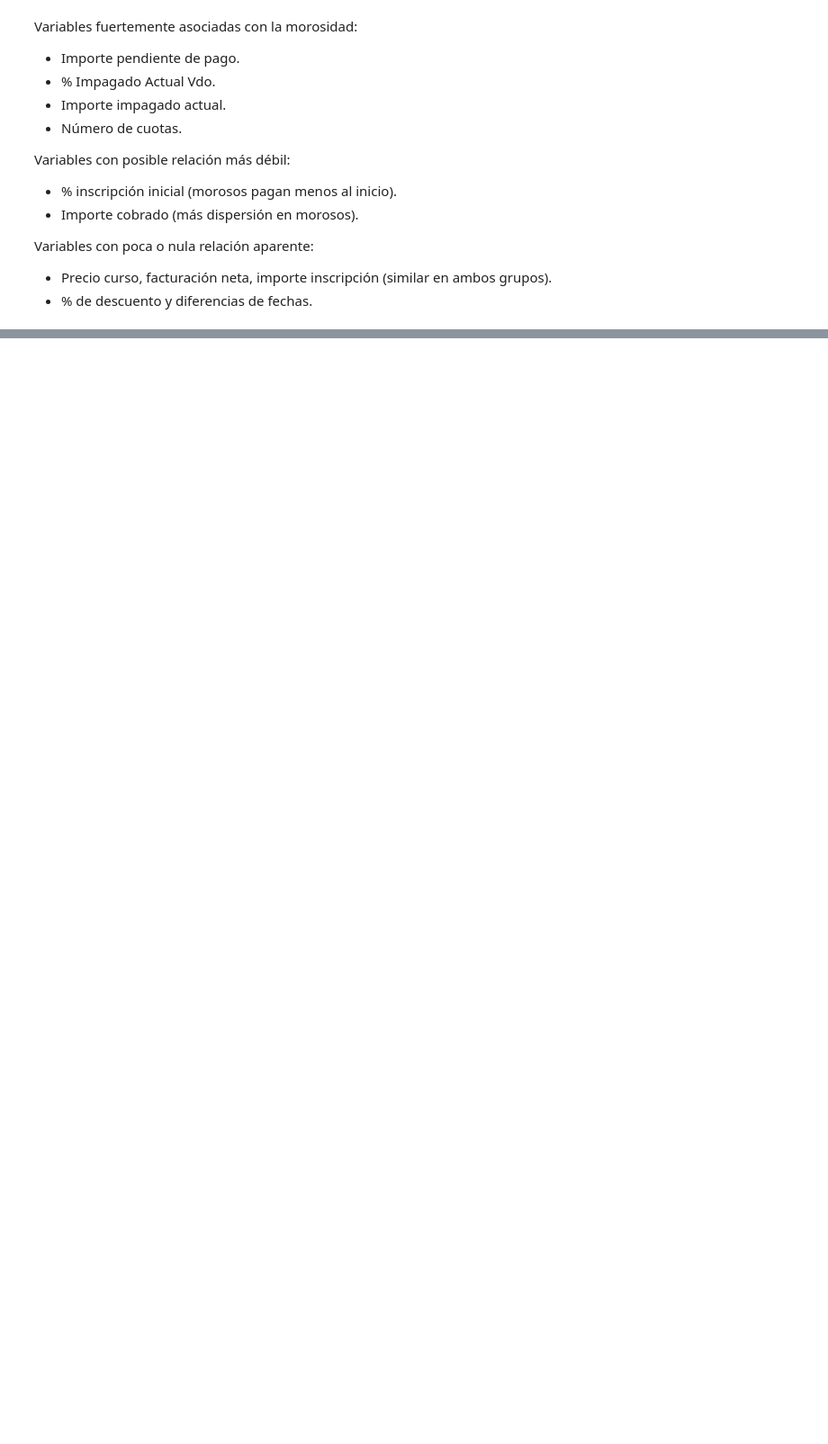
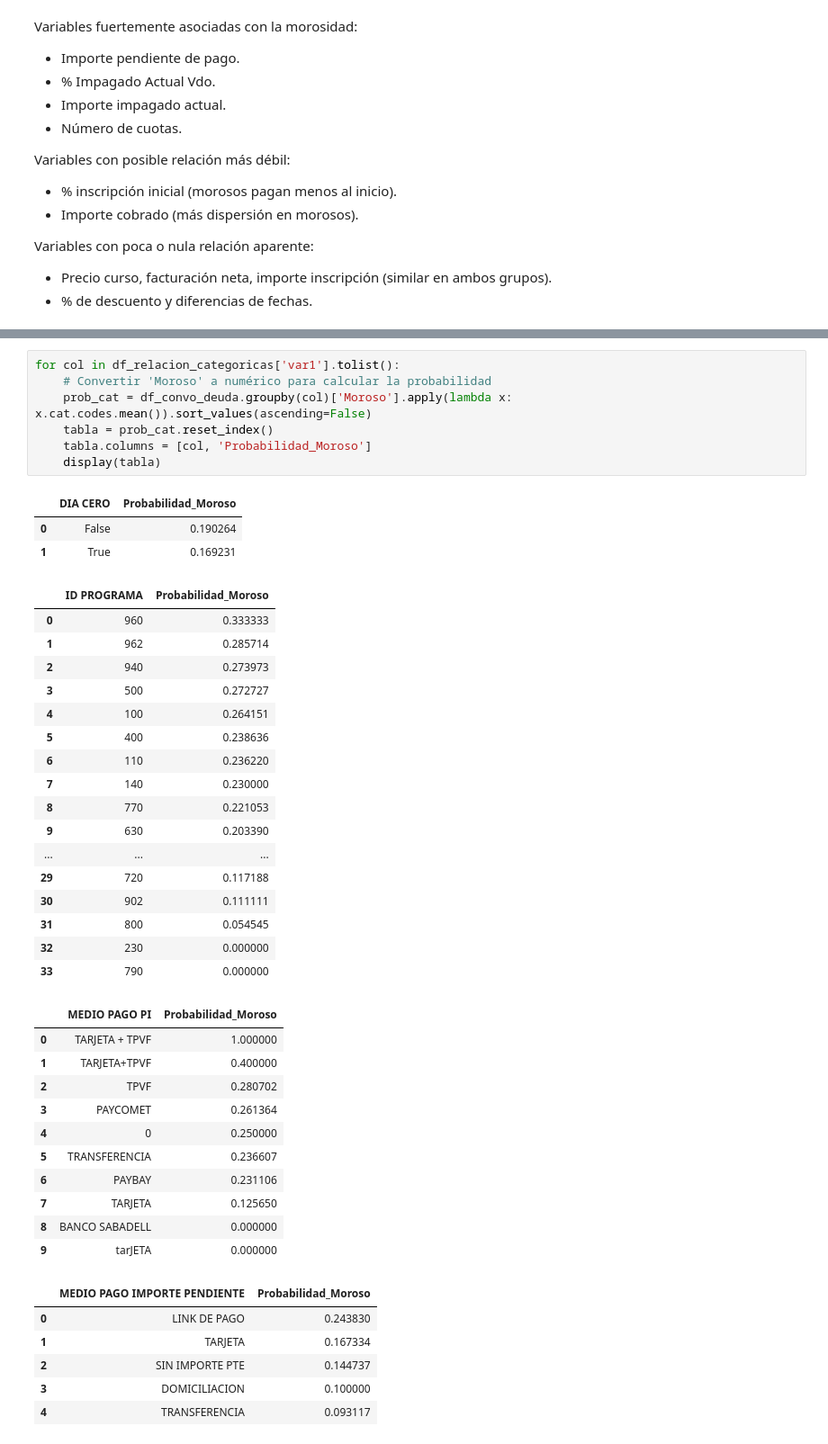
Before and after one commit to clorofilo/prediccion-morosidad, a Jupyter notebook: notebooks/01_eda.ipynb, the cells around one changed output, grey strips where cells are left out. Shown: that part at 90% size. Cells and saved outputs as stored; diff of their text form; blank space fills up the shorter version.

```diff
--- a/notebooks/01_eda.ipynb
+++ b/notebooks/01_eda.ipynb
@@ -816,0 +819,45 @@ Variables con poca o nula relación aparente:
+# %%
+for col in df_relacion_categoricas['var1'].tolist():
+    # Convertir 'Moroso' a numérico para calcular la probabilidad
+    prob_cat = df_convo_deuda.groupby(col)['Moroso'].apply(lambda x: x.cat.codes.mean()).sort_values(ascending=False)
+    tabla = prob_cat.reset_index()
+    tabla.columns = [col, 'Probabilidad_Moroso']
+    display(tabla)
+# %% [output]
+|  | DIA CERO | Probabilidad_Moroso |
+| 0 | False | 0.190264 |
+| 1 | True | 0.169231 |
+|  | ID PROGRAMA | Probabilidad_Moroso |
+| 0 | 960 | 0.333333 |
+| 1 | 962 | 0.285714 |
+| 2 | 940 | 0.273973 |
+| 3 | 500 | 0.272727 |
+| 4 | 100 | 0.264151 |
+| 5 | 400 | 0.238636 |
+| 6 | 110 | 0.236220 |
+| 7 | 140 | 0.230000 |
+| 8 | 770 | 0.221053 |
+| 9 | 630 | 0.203390 |
+| ... | ... | ... |
+| 29 | 720 | 0.117188 |
+| 30 | 902 | 0.111111 |
+| 31 | 800 | 0.054545 |
+| 32 | 230 | 0.000000 |
+| 33 | 790 | 0.000000 |
+|  | MEDIO PAGO PI | Probabilidad_Moroso |
+| 0 | TARJETA + TPVF | 1.000000 |
+| 1 | TARJETA+TPVF | 0.400000 |
+| 2 | TPVF | 0.280702 |
+| 3 | PAYCOMET | 0.261364 |
+| 4 | 0 | 0.250000 |
+| 5 | TRANSFERENCIA | 0.236607 |
+| 6 | PAYBAY | 0.231106 |
+| 7 | TARJETA | 0.125650 |
+| 8 | BANCO SABADELL | 0.000000 |
+| 9 | tarJETA | 0.000000 |
+|  | MEDIO PAGO IMPORTE PENDIENTE | Probabilidad_Moroso |
+| 0 | LINK DE PAGO | 0.243830 |
+| 1 | TARJETA | 0.167334 |
+| 2 | SIN IMPORTE PTE | 0.144737 |
+| 3 | DOMICILIACION | 0.100000 |
+| 4 | TRANSFERENCIA | 0.093117 |
```
Also changed, not shown: parts of 2 cells of this notebook, 2 other files.
